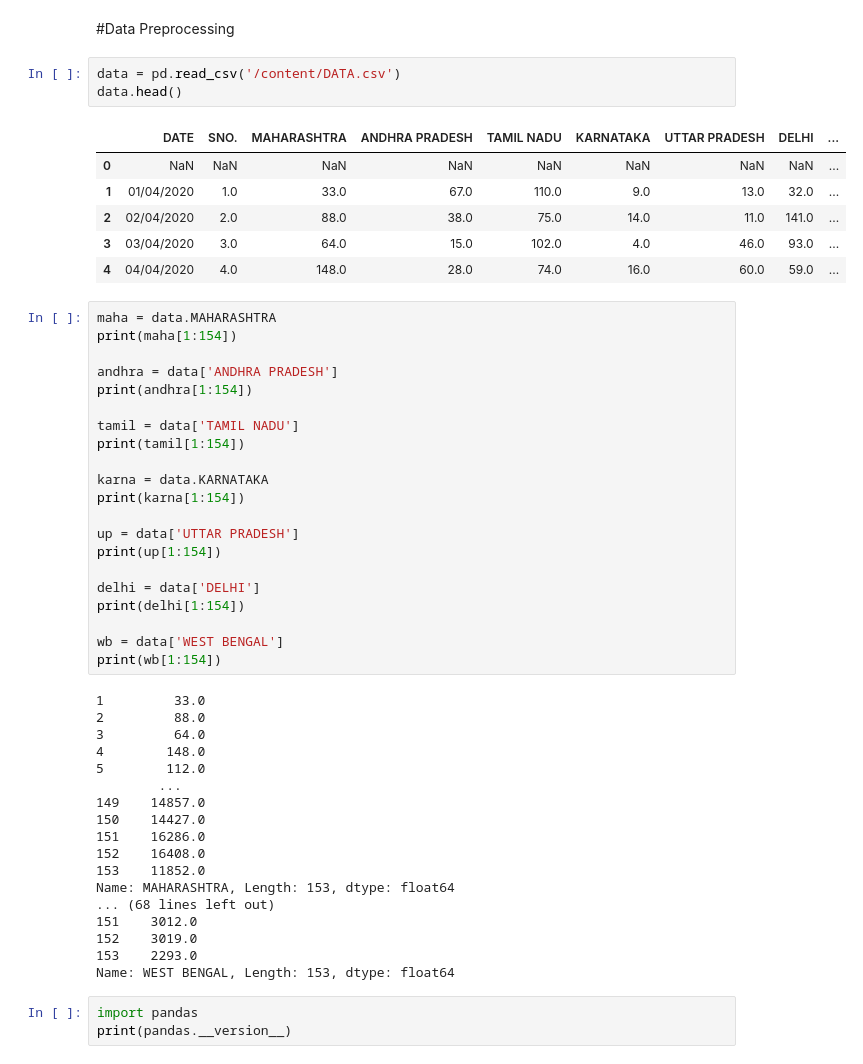
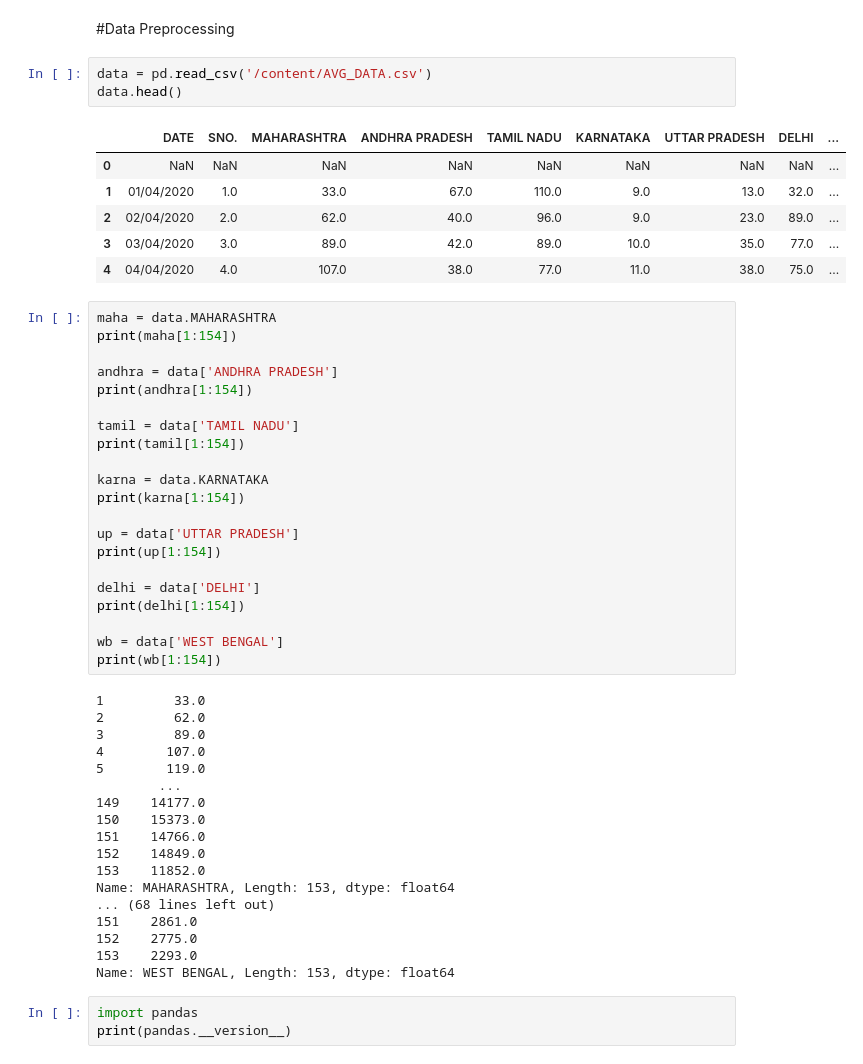
Before and after one commit to sankalpachowdhury/Fractal_Analysis, a Jupyter notebook: Higuchi_Fractal_analysis.ipynb, the cells around one changed output. Drawn from its saved outputs; the diff is of its cells as text.

```diff
--- a/Higuchi_Fractal_analysis.ipynb
+++ b/Higuchi_Fractal_analysis.ipynb
@@ -447,15 +447,15 @@ b_0 = 182.8376262481708  nb_1 = -0.06738456743257776
 # %% [markdown]
 #Data Preprocessing
 # %%
-data = pd.read_csv('/content/DATA.csv')
+data = pd.read_csv('/content/AVG_DATA.csv')
 data.head()
 # %% [output]
 |  | DATE | SNO. | MAHARASHTRA | ANDHRA PRADESH | TAMIL NADU | KARNATAKA | UTTAR PRADESH | DELHI | ... |
 | 0 | NaN | NaN | NaN | NaN | NaN | NaN | NaN | NaN | ... |
 | 1 | 01/04/2020 | 1.0 | 33.0 | 67.0 | 110.0 | 9.0 | 13.0 | 32.0 | ... |
-| 2 | 02/04/2020 | 2.0 | 88.0 | 38.0 | 75.0 | 14.0 | 11.0 | 141.0 | ... |
-| 3 | 03/04/2020 | 3.0 | 64.0 | 15.0 | 102.0 | 4.0 | 46.0 | 93.0 | ... |
-| 4 | 04/04/2020 | 4.0 | 148.0 | 28.0 | 74.0 | 16.0 | 60.0 | 59.0 | ... |
+| 2 | 02/04/2020 | 2.0 | 62.0 | 40.0 | 96.0 | 9.0 | 23.0 | 89.0 | ... |
+| 3 | 03/04/2020 | 3.0 | 89.0 | 42.0 | 89.0 | 10.0 | 35.0 | 77.0 | ... |
+| 4 | 04/04/2020 | 4.0 | 107.0 | 38.0 | 77.0 | 11.0 | 38.0 | 75.0 | ... |
 # %%
 maha = data.MAHARASHTRA
 print(maha[1:154])
@@ -479,20 +479,20 @@ wb = data['WEST BENGAL']
 print(wb[1:154])
 # %% [output]
 1         33.0
-2         88.0
-3         64.0
-4        148.0
-5        112.0
+2         62.0
+3         89.0
+4        107.0
+5        119.0
         ...
-149    14857.0
-150    14427.0
-151    16286.0
-152    16408.0
+149    14177.0
+150    15373.0
+151    14766.0
+152    14849.0
 153    11852.0
 Name: MAHARASHTRA, Length: 153, dtype: float64
 ... (68 lines left out)
-151    3012.0
-152    3019.0
+151    2861.0
+152    2775.0
 153    2293.0
 Name: WEST BENGAL, Length: 153, dtype: float64
 # %%
```
Also changed, not shown: parts of 6 cells of this notebook.
